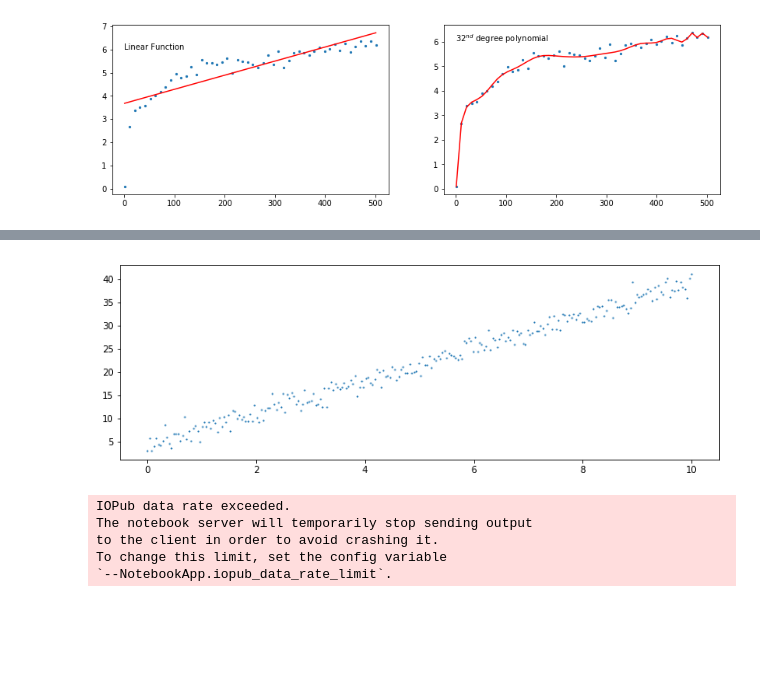
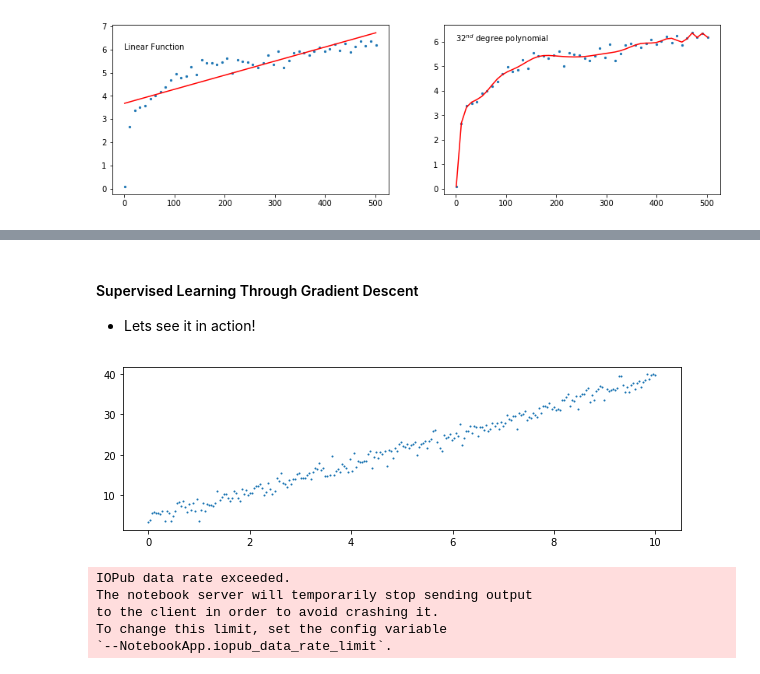
Before and after one commit to themantalope/RSNA_ML_slides, a Jupyter notebook: slides.ipynb, the cells around one changed output, grey strips where cells are left out. Saved outputs shown, nothing was run; the diff lists cells and outputs as text; code cells hidden in the pictures; blank space fills up the shorter version.

```diff
--- a/slides.ipynb
+++ b/slides.ipynb
@@ -185,11 +383,14 @@ def run_gradient_descent(x, y, m_init, b_init, alpha=0.01, num_iteration=1500, t
+# %% [markdown]
+#### Supervised Learning Through Gradient Descent
+* Lets see it in action!
 # %%
 m_true = 3.5
 b_true = 4.0
 x = np.linspace(0, 10.0, num=250)
 y = x * m_true + b_true + np.random.normal(scale=1.3,size=(x.size,))
-fig = plt.figure(figsize=(12,4))
+fig = plt.figure(figsize=(10, 3))
 plt.scatter(x, y,s=1.0)
 plt.show()
 # %% [output]
-[figure, old version]
+[figure, new version]
 # %%
```
Also changed, not shown: parts of 30 cells of this notebook, 2 other files.
